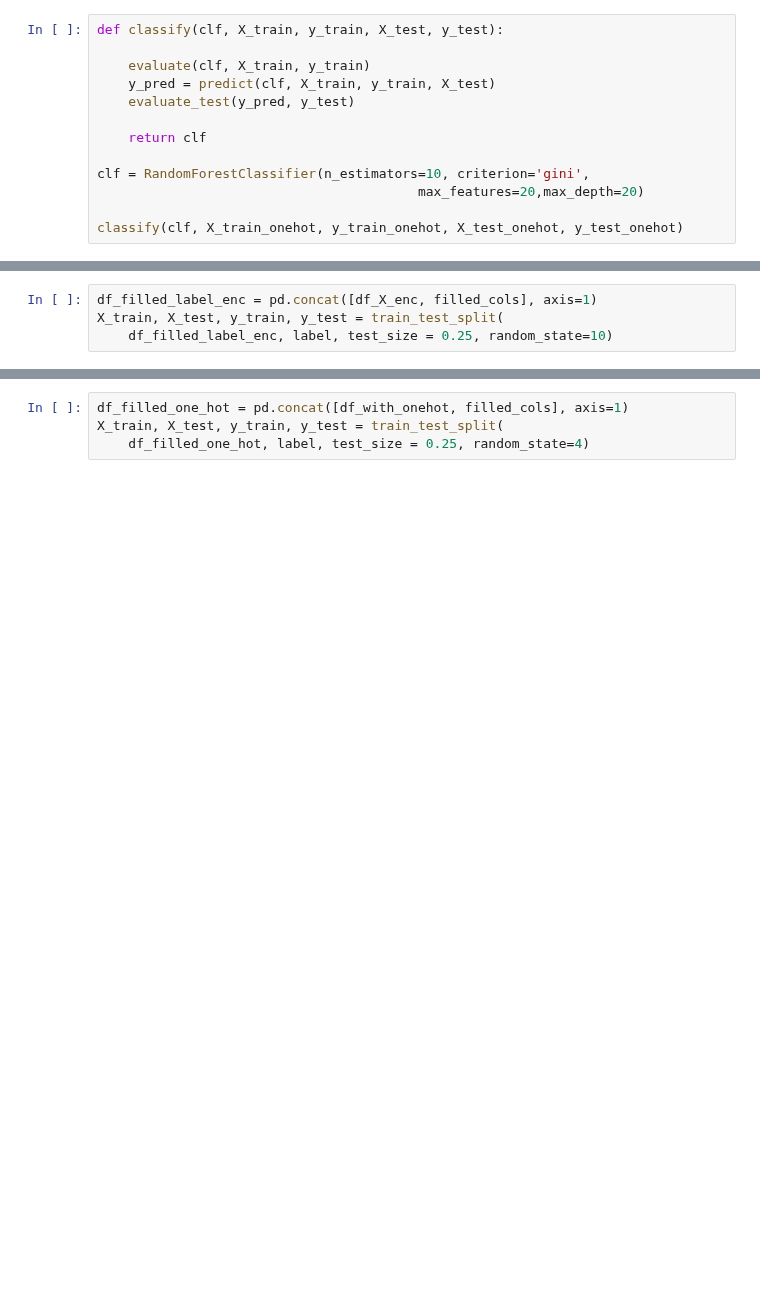
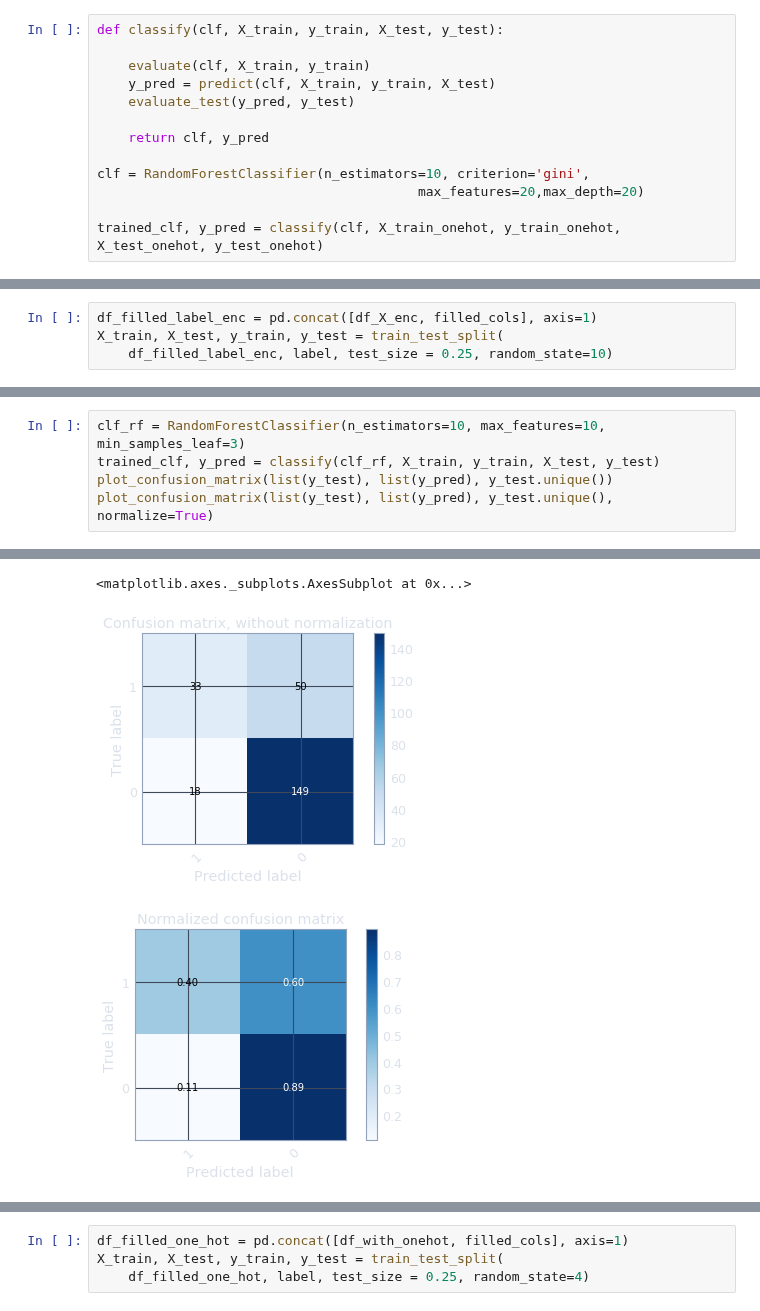
Before and after one commit to alyonavyshnevska/intelligent_data_analysis, a Jupyter notebook: Final_Project/FinalProject.ipynb, the cells around one changed output, grey strips where cells are left out. Saved outputs shown, nothing was run; the diff lists cells and outputs as text; blank space fills up the shorter version.

Commit message:
plot confusion matrix

```diff
--- a/Final_Project/FinalProject.ipynb
+++ b/Final_Project/FinalProject.ipynb
@@ -647,10 +647,10 @@ def classify(clf, X_train, y_train, X_test, y_test):
     y_pred = predict(clf, X_train, y_train, X_test)
     evaluate_test(y_pred, y_test)
 
-    return clf
+    return clf, y_pred
 
 clf = RandomForestClassifier(n_estimators=10, criterion='gini',
                                          max_features=20,max_depth=20)
 
-classify(clf, X_train_onehot, y_train_onehot, X_test_onehot, y_test_onehot)
+trained_clf, y_pred = classify(clf, X_train_onehot, y_train_onehot, X_test_onehot, y_test_onehot)
 # %% [output]
@@ -1253,0 +1257,6 @@ X_train, X_test, y_train, y_test = train_test_split(
+# %%
+clf_rf = RandomForestClassifier(n_estimators=10, max_features=10, min_samples_leaf=3)
+trained_clf, y_pred = classify(clf_rf, X_train, y_train, X_test, y_test)
+plot_confusion_matrix(list(y_test), list(y_pred), y_test.unique())
+plot_confusion_matrix(list(y_test), list(y_pred), y_test.unique(), normalize=True)
+# %% [output]
@@ -1254,2 +1273,5 @@ X_train, X_test, y_train, y_test = train_test_split(
+<matplotlib.axes._subplots.AxesSubplot at 0x...>
+[figure, added]
+[figure, added]
 # %%
 clf_svm = SVC(random_state = 9, kernel='rbf')
```
Also changed, not shown: parts of 10 cells of this notebook.
